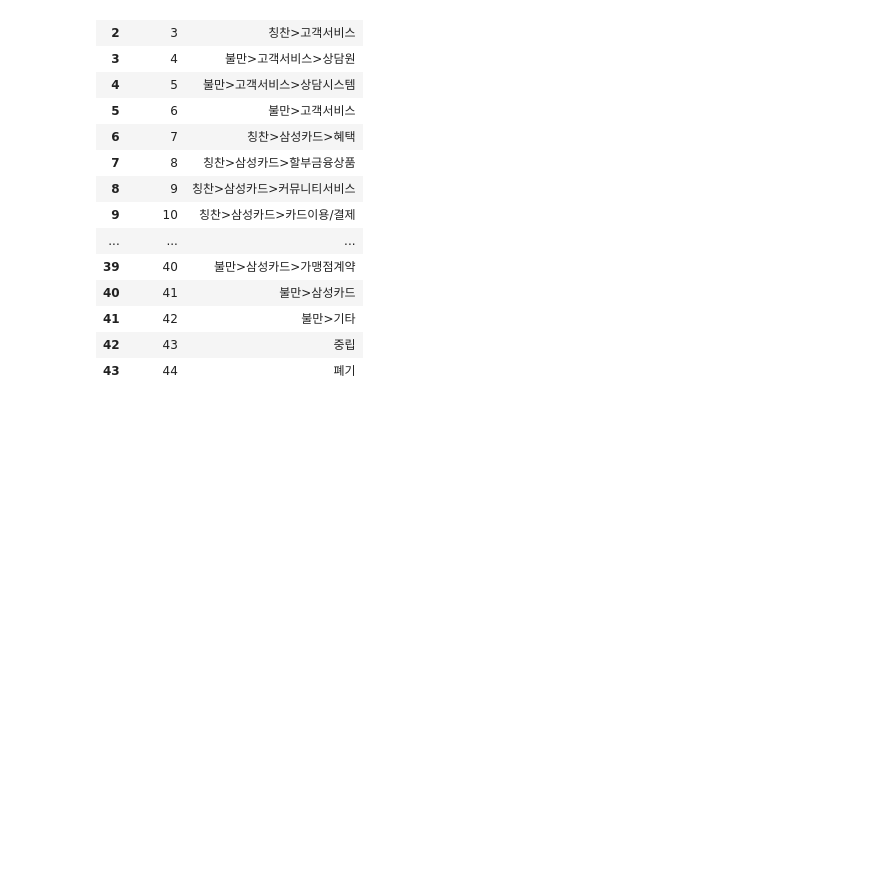
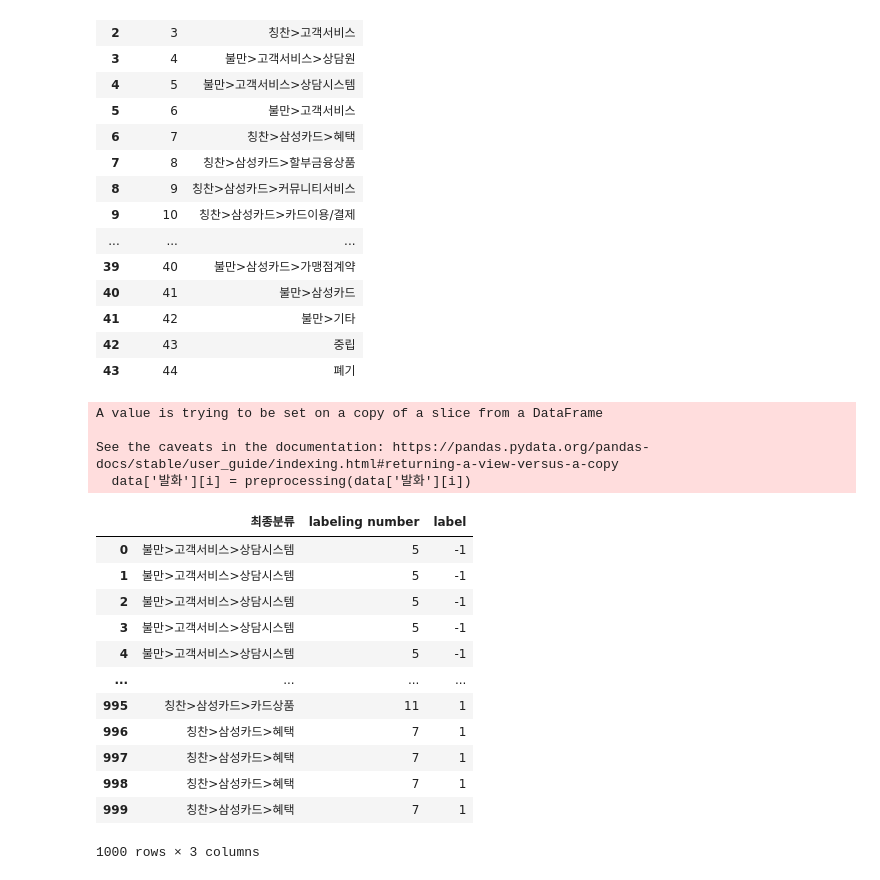
Before and after one commit to Pyomuyngil/SamsungCard, a Jupyter notebook: 삼성카드 공모전.ipynb, the cells around one changed output. Cells and saved outputs as stored; diff of their text form; code cells hidden in the pictures; blank space fills up the shorter version.

```diff
--- a/삼성카드 공모전.ipynb
+++ b/삼성카드 공모전.ipynb
@@ -214,0 +211,37 @@ data.to_excel('발화내용 띄어쓰기 데이터.xlsx')
+# %%
+for i in range(0, len(data)):
+    data['발화'][i] = preprocessing(data['발화'][i])
+# %% [output]
+A value is trying to be set on a copy of a slice from a DataFrame
+
+See the caveats in the documentation: https://pandas.pydata.org/pandas-docs/stable/user_guide/indexing.html#returning-a-view-versus-a-copy
+  data['발화'][i] = preprocessing(data['발화'][i])
+# %%
+data = data.rename(columns={'최종분류(우선순위 가장 높은것 선택)':'최종분류'})
+# %%
+label = []
+for i in range(0, len(data)):
+    if data['최종분류'][i][0:2] == '불만':
+        label.append(-1)
+    elif data['최종분류'][i][0:2] == '중립':
+        label.append(0)
+    elif data['최종분류'][i][0:2] == '칭찬':
+        label.append(1)
+# %%
+data['label'] = label
+# %%
+data.loc[:, '최종분류':'label']
+# %% [output]
+|  | 최종분류 | labeling number | label |
+| 0 | 불만>고객서비스>상담시스템 | 5 | -1 |
+| 1 | 불만>고객서비스>상담시스템 | 5 | -1 |
+| 2 | 불만>고객서비스>상담시스템 | 5 | -1 |
+| 3 | 불만>고객서비스>상담시스템 | 5 | -1 |
+| 4 | 불만>고객서비스>상담시스템 | 5 | -1 |
+| ... | ... | ... | ... |
+| 995 | 칭찬>삼성카드>카드상품 | 11 | 1 |
+| 996 | 칭찬>삼성카드>혜택 | 7 | 1 |
+| 997 | 칭찬>삼성카드>혜택 | 7 | 1 |
+| 998 | 칭찬>삼성카드>혜택 | 7 | 1 |
+| 999 | 칭찬>삼성카드>혜택 | 7 | 1 |
+1000 rows × 3 columns
```
Also changed, not shown: parts of 24 cells of this notebook.
